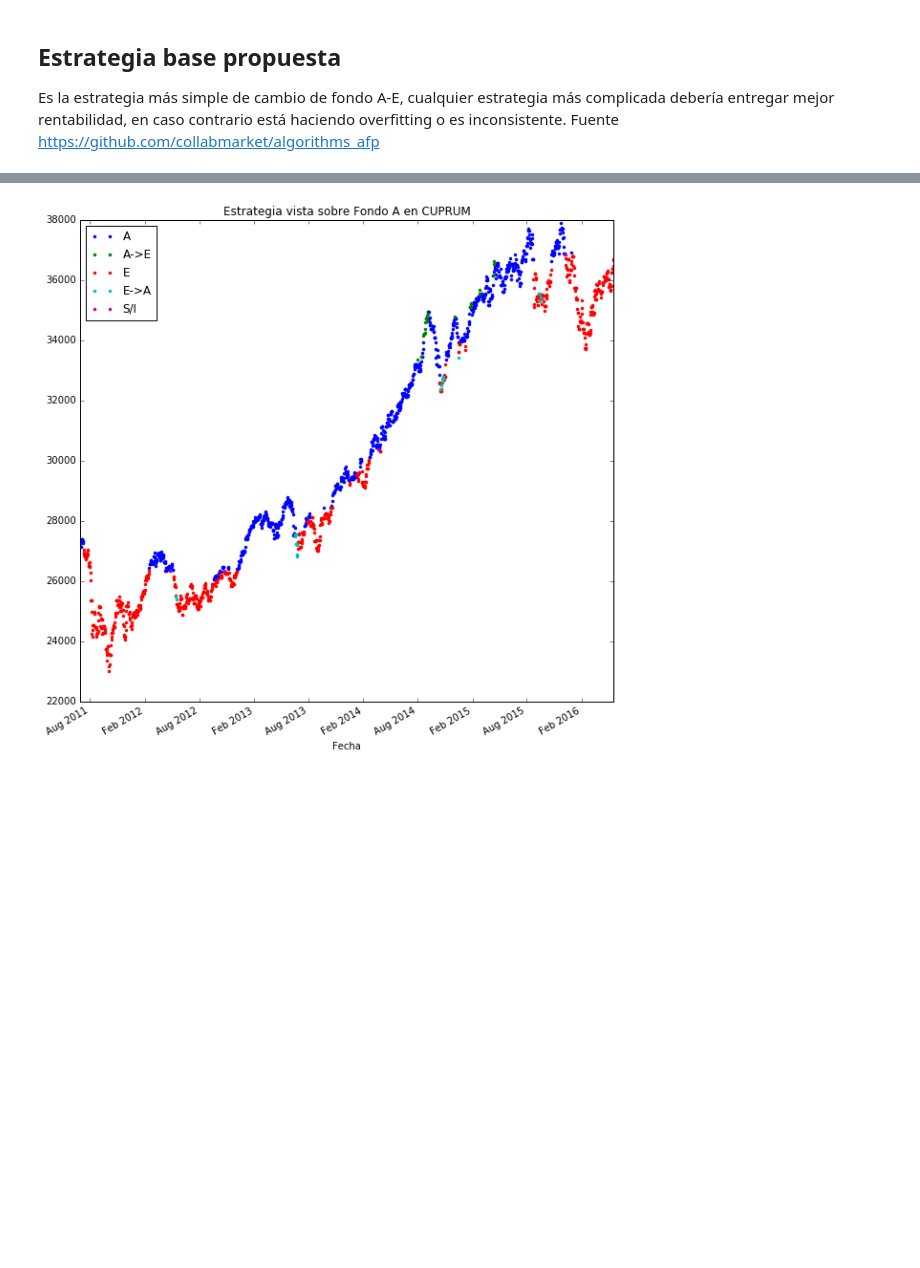
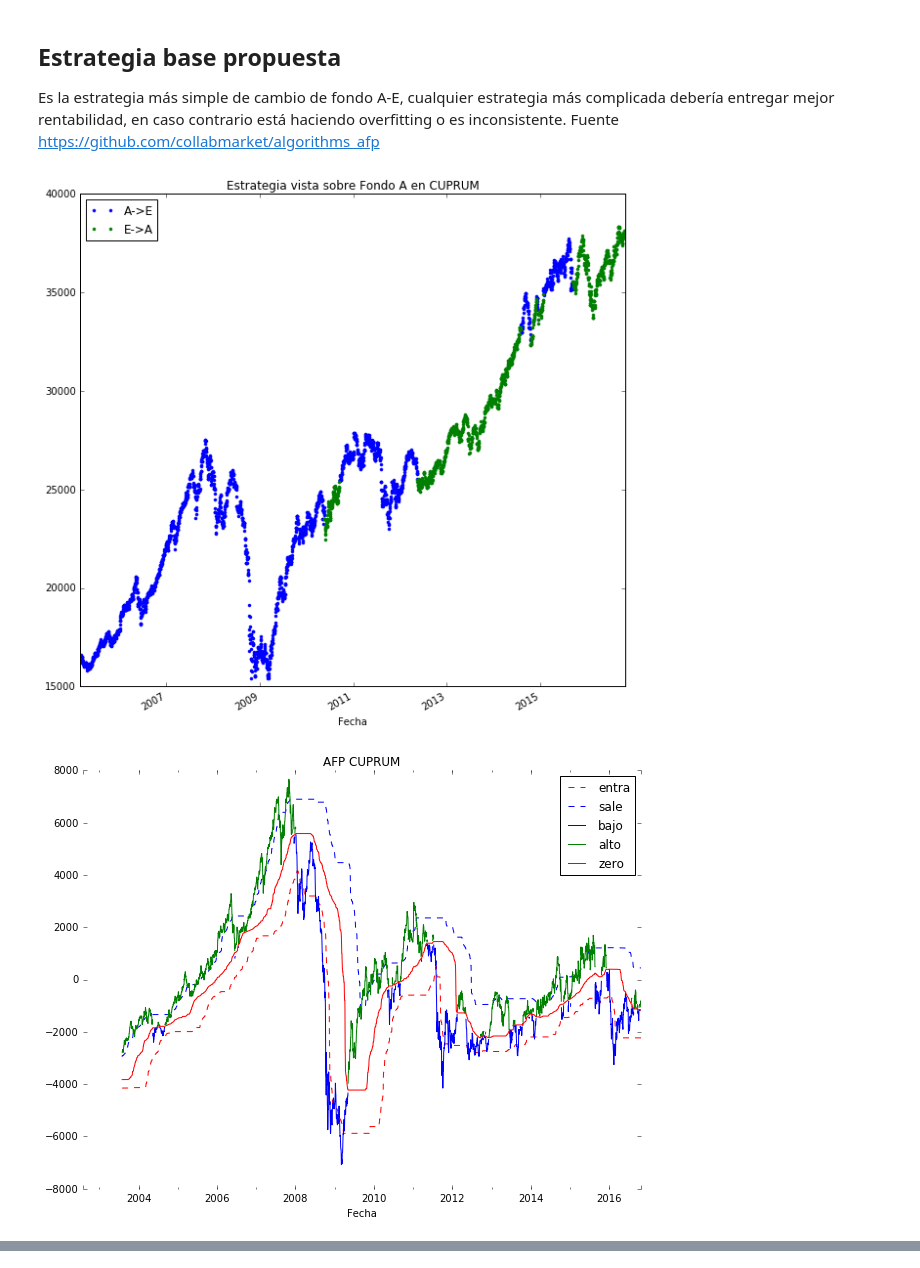
Before and after one commit to collabmarket/algorithms_afp, a Jupyter notebook: OtherStrategies.ipynb, the cells around one changed output, grey strips where cells are left out. Drawn from its saved outputs; the diff is of its cells as text; code cells hidden in the pictures; blank space fills up the shorter version.

Commit message:
Test change quantile

```diff
--- a/OtherStrategies.ipynb
+++ b/OtherStrategies.ipynb
@@ -37,32 +36,82 @@ plt.legend(loc=2)
 
 Es la estrategia más simple de cambio de fondo A-E, cualquier estrategia más complicada debería entregar mejor rentabilidad, en caso contrario está haciendo overfitting o es inconsistente.
 Fuente https://github.com/collabmarket/algorithms_afp
+# %%
+# Funcion para definir rent basado en estrategia
+def label_rent(row):
+    if row['estrategia'] == 'E->A':
+        return row['A']
+    if row['estrategia'] == 'A->E':
+        return row['E']
+    else:
+        return pd.np.nan
 # %%
+# PARAMETROS
+q_superior = 0.9
+q_inferior = 1 - q_superior
+largo_plazo = 365
+corto_plazo = 15
+rate_corto = 1
 # Delta es Valor relativo (diferencia o resta) entre valores cuota de A y E
 afp['delta'] = afp.A - afp.E
 # Parametros: ['median',365] (elejimos mediana movil 365 dias)
-afp['zero'] = afp.delta.rolling(window=365,center=False).median()
+afp['zero'] = afp.delta.rolling(window=largo_plazo,center=False).median()
 # Criterios de Entrada a renta variable
-# Parametros: ['quantile',0.1,365] (elejimos cuantil 10% ventana 365 dias)
-afp['entra'] = afp.delta.rolling(window=365,center=False).quantile(quantile=0.1)
+# Parametros: (elejimos cuantil inferior ventana 365 dias)
+afp['entra'] = afp.delta.rolling(window=largo_plazo,center=False).quantile(quantile=q_inferior)
 # Criterios de Salida a renta fija
-# Parametros: ['quantile',0.9,365] (elejimos cuantil 90% ventana 365 dias)
-afp['sale'] = afp.delta.rolling(window=365,center=False).quantile(quantile=0.9)
+# Parametros: (elejimos cuantil superior ventana 365 dias)
+afp['sale'] = afp.delta.rolling(window=largo_plazo,center=False).quantile(quantile=q_superior)
 # Criterio rentabilidad de corto plazo (15 dias)
-afp['rate'] = afp.delta.pct_change(15)
+afp['rate'] = afp.delta.pct_change(corto_plazo)
 # Solo a partir de 2011-07-01
-afp = afp['2011-07-01':]
+#afp = afp['2011-07-01':]
 # Caso base se marca como desconocido, Sin Informacion (S/I)
-afp['estrategia'] = 'S/I'
+afp['estrategia'] = pd.np.nan
 # Segnales de largo plazo
-afp.loc[afp.delta < afp.zero,'estrategia'] = 'E'
-afp.loc[afp.delta > afp.zero,'estrategia'] = 'A'
-# Segnales de mediano plazo
-afp.loc[(afp.delta > afp.entra) & (afp.delta < afp.zero) & (afp.rate > 1),'estrategia'] = 'E->A'
-afp.loc[(afp.delta > afp.sale) & (afp.rate < -1),'estrategia'] = 'A->E'
+# POR SIMPLICIDAD NO SE USAN SEGNALES DE LARGO PLAZO
+#afp.loc[afp.delta < afp.zero,'estrategia'] = 'E'
+#afp.loc[afp.delta > afp.zero,'estrategia'] = 'A'
+# Segnales de corto plazo
+afp.loc[(afp.delta > afp.entra) & (afp.delta < afp.zero) & (afp.rate > rate_corto),'estrategia'] = 'E->A'
+afp.loc[(afp.delta > afp.sale) & ((afp.rate < -rate_corto) | (afp.rate > rate_corto)),'estrategia'] = 'A->E'
+# Propaga señal de corto plazo hacia adelante
+afp['estrategia'] = afp.estrategia.ffill()
+# Calcula rentabilidad diaria
+rent_afp = afp.loc[:,['A','E']].pct_change()
+# Copia estrategia en DataFrame de rentabilidad
+rent_afp['estrategia'] = afp.estrategia
+# Define rentabilidad AE con funcion label_rent a cada fila.
+rent_afp['AE'] = rent_afp.apply(lambda row: label_rent(row),axis=1)
+
 # Grafico estrategia base
 gb = afp[['A','B','C','E','estrategia']].groupby('estrategia')
 fig, ax = plt.subplots()
 gb.A.plot(style='.', title='Estrategia vista sobre Fondo A en %s'%(afp_name), figsize=(10, 10), ax=ax)
 plt.legend(loc=2)
+plt.show()
+# Grafo limites entra, neutro y sale
+afp['valorA'] = pd.np.where(afp['delta'] < afp['zero'], 'bajo', 'alto')
+afp['bajo'] = afp.delta[afp.delta<afp.zero]
+afp['alto'] = afp.delta[afp.delta>afp.zero]
+fig, ax = plt.subplots(figsize=(10,7.5))
+afp.loc[:,['entra','sale']].plot(title='AFP %s'%(afp_name), style=['--r','--b'], ax=ax)
+afp.loc[:,['bajo','alto','zero']].plot(title='AFP %s'%(afp_name), style=['b','g','r'], ax=ax)
+ax.set_frame_on(False)  # no visible frame
+plt.show()
+# Evalua para cada año
+rent_afp.loc['2011-07-01':,['A','E','AE']].cumsum().plot(title='Estrategia cuantiles %s y %s'%(q_inferior, q_superior))
+rent_afp.loc['2012-07-01':,['A','E','AE']].cumsum().plot()
+rent_afp.loc['2013-07-01':,['A','E','AE']].cumsum().plot()
+rent_afp.loc['2014-07-01':,['A','E','AE']].cumsum().plot()
+rent_afp.loc['2015-07-01':,['A','E','AE']].cumsum().plot()
+plt.show()
+print 'Estrategia cuantiles %s y %s'%(q_inferior, q_superior)
+print rent_afp.loc['2011-07-01':,['A','E','AE']].cumsum().tail(1)
+print rent_afp.loc['2012-07-01':,['A','E','AE']].cumsum().tail(1)
+print rent_afp.loc['2013-07-01':,['A','E','AE']].cumsum().tail(1)
+print rent_afp.loc['2014-07-01':,['A','E','AE']].cumsum().tail(1)
+print rent_afp.loc['2015-07-01':,['A','E','AE']].cumsum().tail(1)
 # %% [output]
+[figure, new version]
+[figure, added]
@@ -70 +138,0 @@ plt.legend(loc=2)
-[figure, old version]
```
Also changed, not shown: parts of 8 cells of this notebook.
